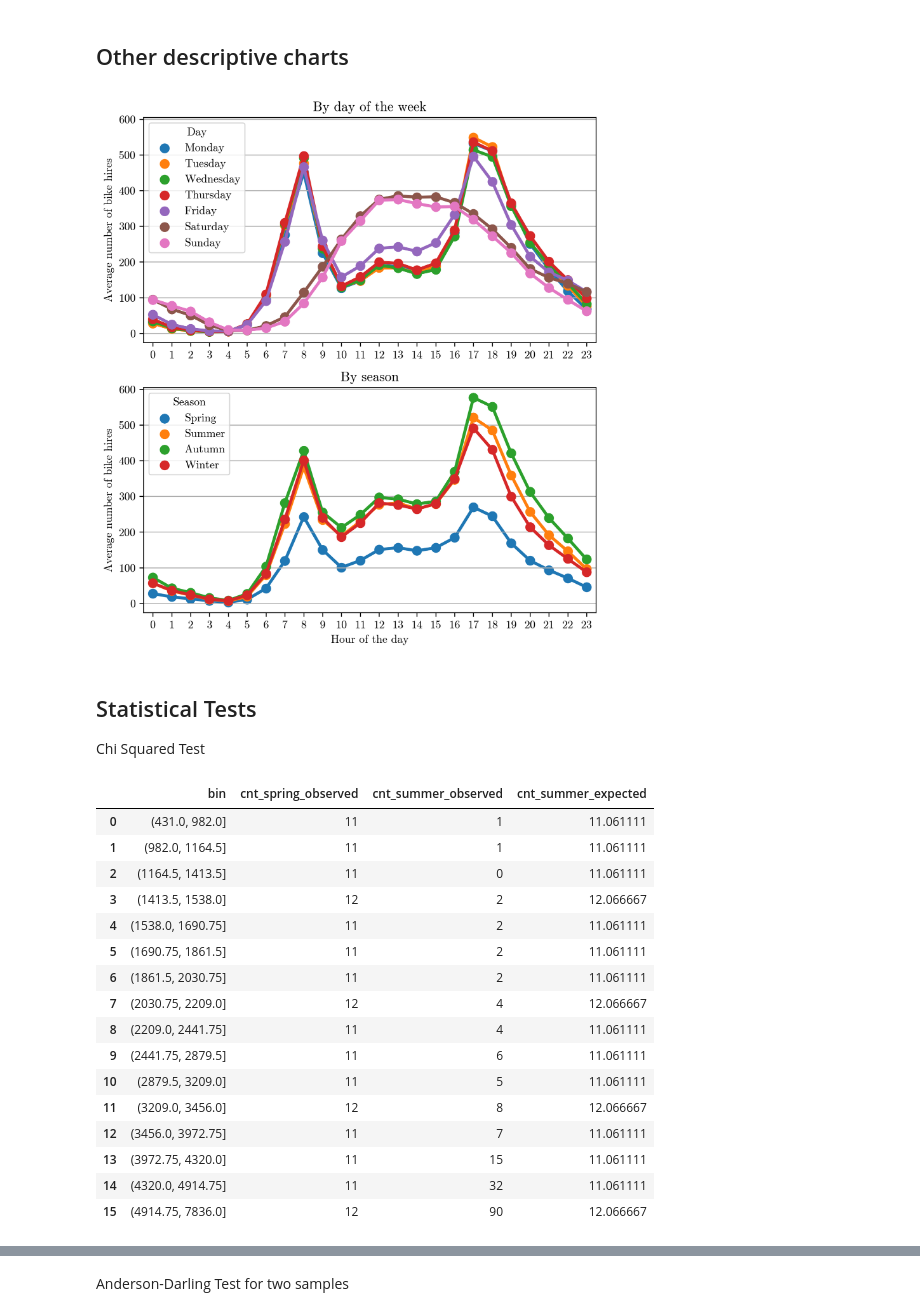
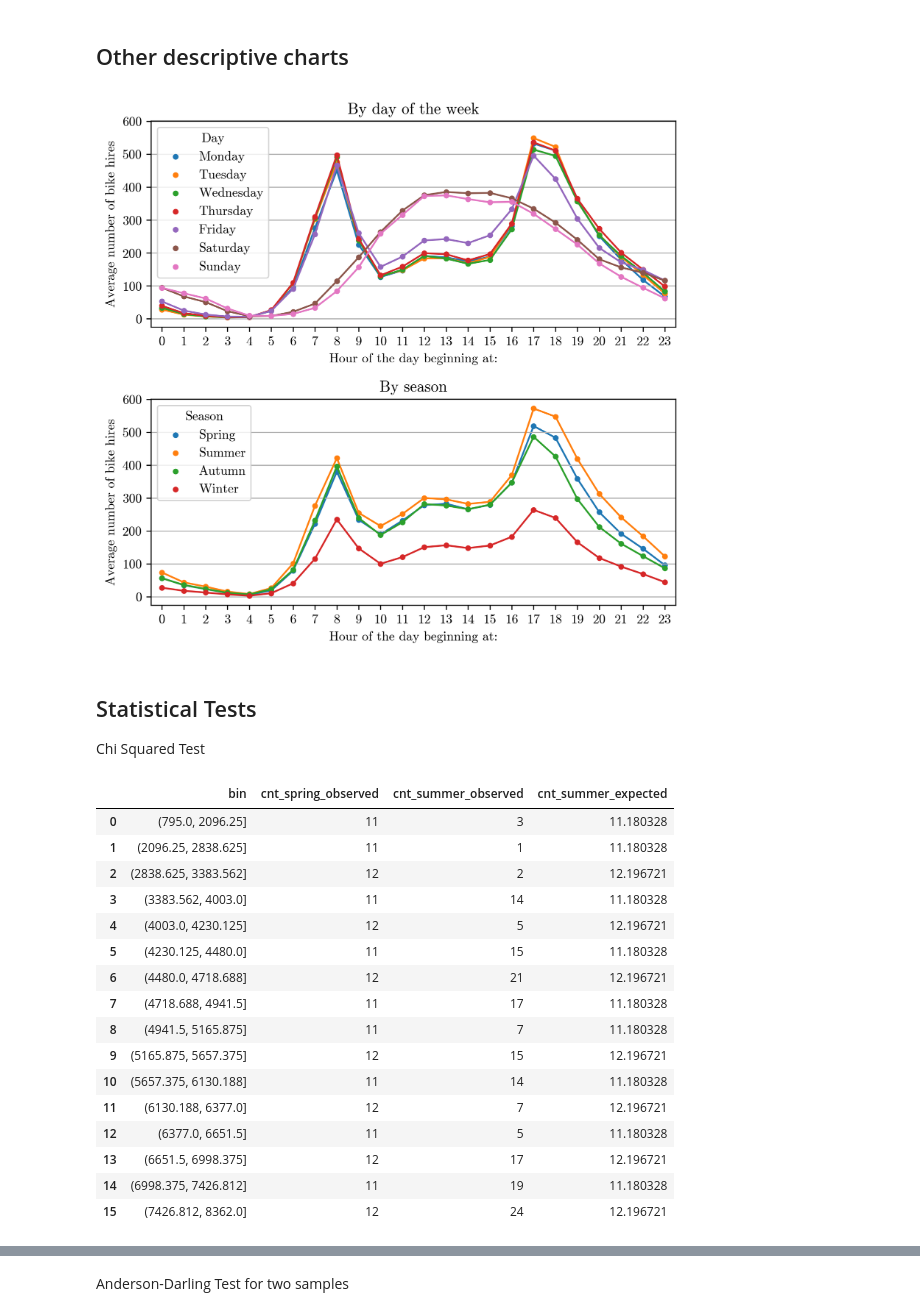
Before and after one commit to rorycreedon/stat0032_assignment, a Jupyter notebook: task_1.ipynb, the cells around one changed output, grey strips where cells are left out. Drawn from its saved outputs; the diff is of its cells as text; code cells hidden in the pictures.

```diff
--- a/task_1.ipynb
+++ b/task_1.ipynb
@@ -126,7 +126,7 @@ fig.savefig('plots/QQ plots.png', bbox_inches="tight")
 ## Other descriptive charts
 # %%
 # Setting up plot
-fig, (ax0, ax1)= plt.subplots(nrows=2, figsize=(7.27,8), sharex=True, sharey=True)
+fig, (ax0, ax1)= plt.subplots(nrows=2, figsize=(7.27,6.75), sharex=True, sharey=True)
 
 ## PLOT BY WEEK DAY
 
@@ -141,50 +141,53 @@ sns.pointplot(data=hour_data[['hr', 'cnt','day']][hour_data.holiday==0],
               hue='day',
               hue_order=['Monday', 'Tuesday', 'Wednesday', 'Thursday', 'Friday', 'Saturday', 'Sunday'],
               errorbar=None,
-              ax=ax0)
+              ax=ax0,
+              scale = 0.5)
 
 # Label and title settings for plot by weekday
 ax0.set_title("By day of the week")
 ax0.set_ylabel('Average number of bike hires')
-ax0.set_xlabel(None)
+ax0.set_xlabel("Hour of the day beginning at:")
 ax0.xaxis.set_tick_params(labelbottom=True)
 ax0.legend(title = 'Day', loc = 'upper left')
 ax0.grid(visible=True, axis = 'y')
 
 ## PLOT BY SEASON
 
 # Mapping seasons
-s_map = {1: 'Spring', 2: 'Summer', 3: 'Autumn', 4: 'Winter'}
+s_map = {1: 'Winter', 2: 'Spring', 3: 'Summer', 4: 'Autumn'}
 hour_data['season_name'] = hour_data.season.map(s_map)
 
 # Plotting by hour - by season
-sns.pointplot(data=hour_data[['hr', 'cnt','season_name']][hour_data.holiday==0],
+sns.pointplot(data=hour_data[['hr', 'cnt','season_name']],
               x='hr',
               y='cnt',
               hue='season_name',
               hue_order=['Spring', 'Summer', 'Autumn', 'Winter'],
               errorbar=None,
-              ax=ax1)
+              ax=ax1,
+              scale = 0.5)
 
 # Label and title settings for plot by season
 ax1.set_title("By season")
 ax1.set_ylabel("Average number of bike hires")
-ax1.set_xlabel("Hour of the day")
+ax1.set_xlabel("Hour of the day beginning at:")
 ax1.legend(title = 'Season', loc = 'upper left')
 ax1.grid(visible=True, axis = 'y')
 
 # Save plot
+plt.subplots_adjust(hspace=0.35)
 fig.savefig('plots/Hourly distribution charts.png', bbox_inches="tight")
 # %% [output]
-[figure, old version]
+[figure, new version]
 # %% [markdown]
 ## Statistical Tests
 Chi Squared Test
 # %%
 # Init dataframe
 df_bins = pd.DataFrame()
-spring = day_data[day_data.season==1]['cnt'].values
-summer = day_data[day_data.season==2]['cnt'].values
+spring = day_data[day_data.season==2]['cnt'].values
+summer = day_data[day_data.season==3]['cnt'].values
 
 # Generate bins from control group
 _, bins = pd.qcut(spring, q=16, retbins=True)
@@ -200,22 +203,22 @@ df_bins['cnt_summer_expected'] = df_bins['cnt_spring_observed'] / np.sum(df_bins
 df_bins
 # %% [output]
 |  | bin | cnt_spring_observed | cnt_summer_observed | cnt_summer_expected |
-| 0 | (431.0, 982.0] | 11 | 1 | 11.061111 |
-| 1 | (982.0, 1164.5] | 11 | 1 | 11.061111 |
-| 2 | (1164.5, 1413.5] | 11 | 0 | 11.061111 |
-| 3 | (1413.5, 1538.0] | 12 | 2 | 12.066667 |
-| 4 | (1538.0, 1690.75] | 11 | 2 | 11.061111 |
-| 5 | (1690.75, 1861.5] | 11 | 2 | 11.061111 |
-| 6 | (1861.5, 2030.75] | 11 | 2 | 11.061111 |
-| 7 | (2030.75, 2209.0] | 12 | 4 | 12.066667 |
-| 8 | (2209.0, 2441.75] | 11 | 4 | 11.061111 |
-| 9 | (2441.75, 2879.5] | 11 | 6 | 11.061111 |
-| 10 | (2879.5, 3209.0] | 11 | 5 | 11.061111 |
-| 11 | (3209.0, 3456.0] | 12 | 8 | 12.066667 |
-| 12 | (3456.0, 3972.75] | 11 | 7 | 11.061111 |
-| 13 | (3972.75, 4320.0] | 11 | 15 | 11.061111 |
-| 14 | (4320.0, 4914.75] | 11 | 32 | 11.061111 |
-| 15 | (4914.75, 7836.0] | 12 | 90 | 12.066667 |
+| 0 | (795.0, 2096.25] | 11 | 3 | 11.180328 |
+| 1 | (2096.25, 2838.625] | 11 | 1 | 11.180328 |
+| 2 | (2838.625, 3383.562] | 12 | 2 | 12.196721 |
+| 3 | (3383.562, 4003.0] | 11 | 14 | 11.180328 |
+| 4 | (4003.0, 4230.125] | 12 | 5 | 12.196721 |
+| 5 | (4230.125, 4480.0] | 11 | 15 | 11.180328 |
+| 6 | (4480.0, 4718.688] | 12 | 21 | 12.196721 |
+| 7 | (4718.688, 4941.5] | 11 | 17 | 11.180328 |
+| 8 | (4941.5, 5165.875] | 11 | 7 | 11.180328 |
+| 9 | (5165.875, 5657.375] | 12 | 15 | 12.196721 |
+| 10 | (5657.375, 6130.188] | 11 | 14 | 11.180328 |
+| 11 | (6130.188, 6377.0] | 12 | 7 | 12.196721 |
+| 12 | (6377.0, 6651.5] | 11 | 5 | 11.180328 |
+| 13 | (6651.5, 6998.375] | 12 | 17 | 12.196721 |
+| 14 | (6998.375, 7426.812] | 11 | 19 | 11.180328 |
+| 15 | (7426.812, 8362.0] | 12 | 24 | 12.196721 |
 # %%
 from scipy.stats import chisquare
 
```
Also changed, not shown: parts of 4 cells of this notebook, 3 other files.
